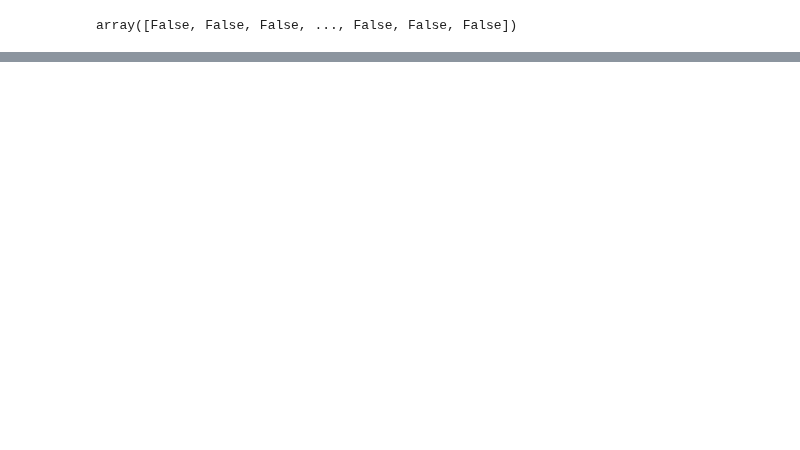
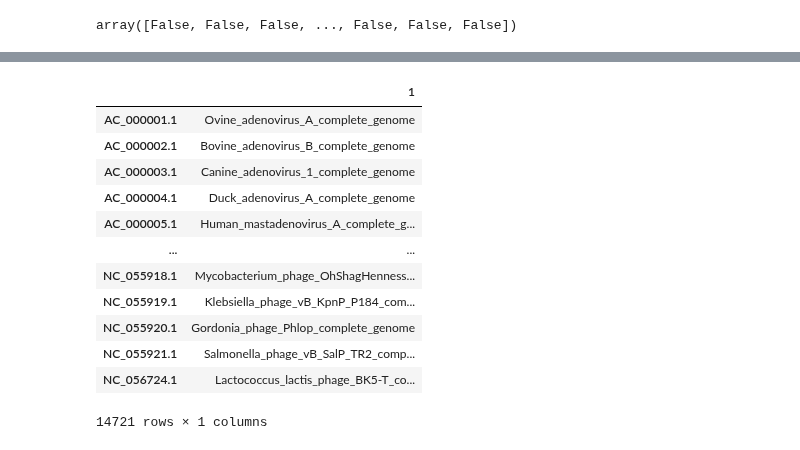
Before and after one commit to ucsffrancislab/genomics, a Jupyter notebook: data/20200720-TCGA-GBMLGG-RNA_bam/20220103-viral-chimera/analysis.ipynb, the cells around one changed output, grey strips where cells are left out. Saved outputs shown, nothing was run; the diff lists cells and outputs as text; code cells hidden in the pictures; blank space fills up the shorter version.

```diff
--- a/data/20200720-TCGA-GBMLGG-RNA_bam/20220103-viral-chimera/analysis.ipynb
+++ b/data/20200720-TCGA-GBMLGG-RNA_bam/20220103-viral-chimera/analysis.ipynb
@@ -187 +192,19 @@ NC_053004.1    170567770
 dtype: int64
+# %%
+ref=pd.read_csv('viral.csv',sep=',',index_col=0,header=None)
+ref.index.name=None
+ref
+# %% [output]
+|  | 1 |
+| AC_000001.1 | Ovine_adenovirus_A_complete_genome |
+| AC_000002.1 | Bovine_adenovirus_B_complete_genome |
+| AC_000003.1 | Canine_adenovirus_1_complete_genome |
+| AC_000004.1 | Duck_adenovirus_A_complete_genome |
+| AC_000005.1 | Human_mastadenovirus_A_complete_g... |
+| ... | ... |
+| NC_055918.1 | Mycobacterium_phage_OhShagHenness... |
+| NC_055919.1 | Klebsiella_phage_vB_KpnP_P184_com... |
+| NC_055920.1 | Gordonia_phage_Phlop_complete_genome |
+| NC_055921.1 | Salmonella_phage_vB_SalP_TR2_comp... |
+| NC_056724.1 | Lactococcus_lactis_phage_BK5-T_co... |
+14721 rows × 1 columns
```
Also changed, not shown: parts of 10 cells of this notebook, 2 other files.
